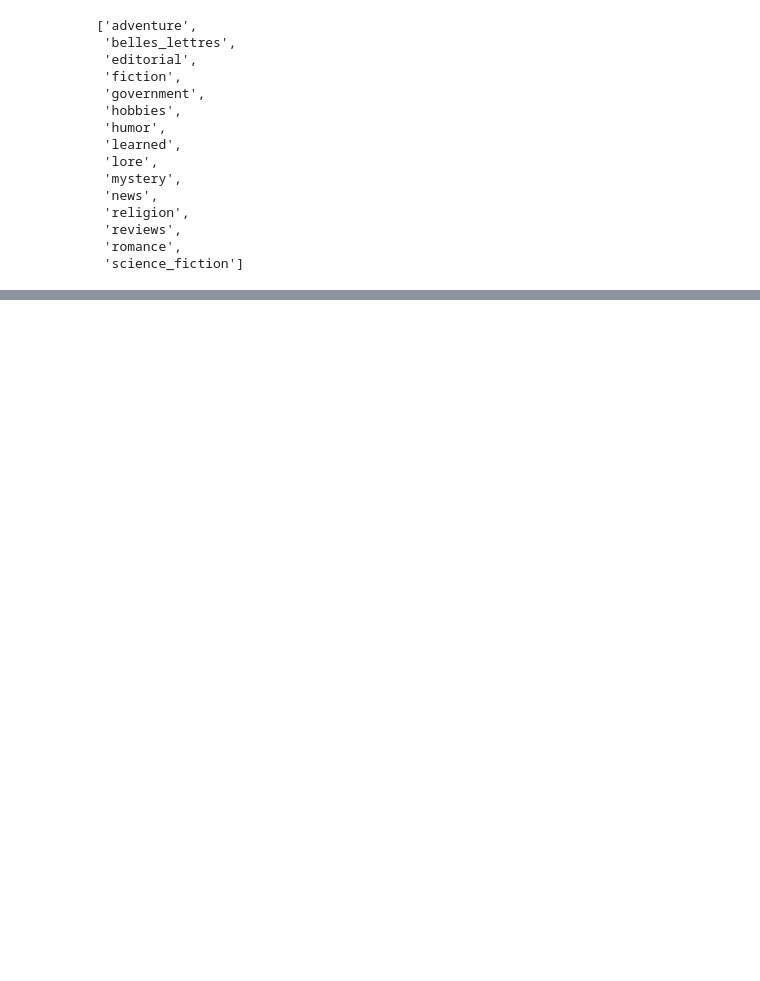
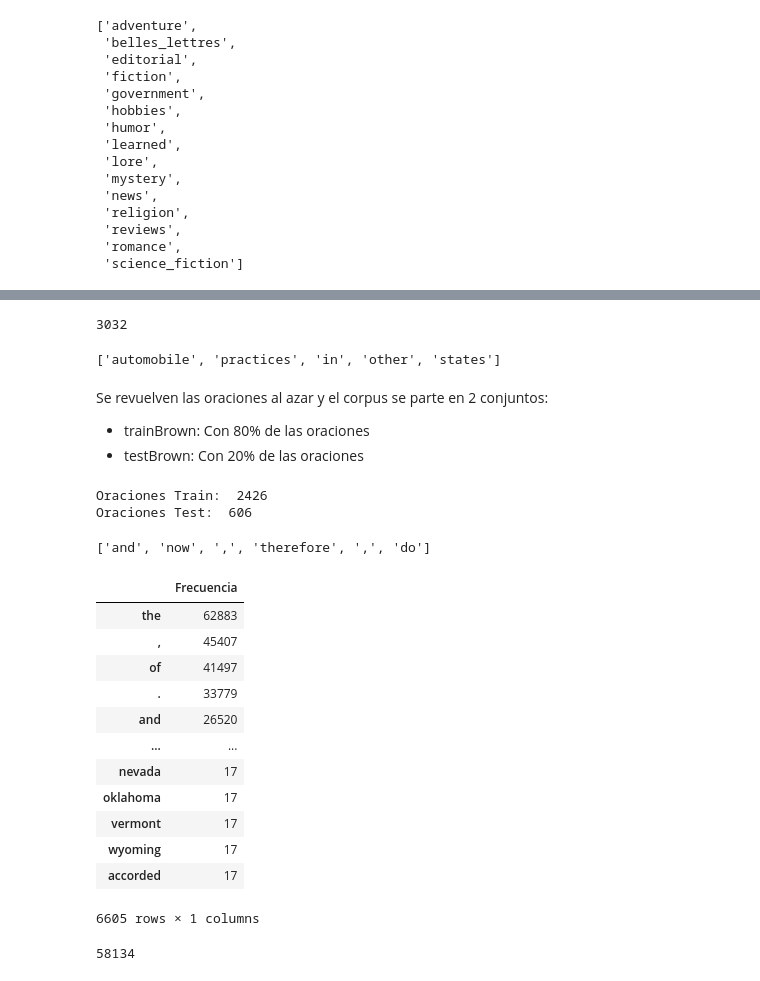
Before and after one commit to johedan20012/Mineria-de-texto, a Jupyter notebook: Zipf_Ngramas/Wiki_Zipf.ipynb, the cells around one changed output, grey strips where cells are left out. Saved outputs shown, nothing was run; the diff lists cells and outputs as text; code cells hidden in the pictures; blank space fills up the shorter version.

```diff
--- a/Zipf_Ngramas/Wiki_Zipf.ipynb
+++ b/Zipf_Ngramas/Wiki_Zipf.ipynb
@@ -709,14 +858,0 @@ vocabularioEsq2
-# %%
-corpusEsquema2 = []
-conteoEsquema2 = {"<UNK>": 0,"<\s>":numOraciones}
-for oracion in docsTrain:
-  oracionEsquema2 = []
-  for palabra in oracion.split():
-    if palabra in vocabularioEsq2.index:
-      oracionEsquema2.append(palabra)
-      conteoEsquema2[palabra] = conteoEsquema2.setdefault(palabra,0)+1
-    else:
-      oracionEsquema2.append("<UNK>")
-      conteoEsquema2["<UNK>"]+=1
-  corpusEsquema2.append(oracionEsquema2)
-corpusEsquema2[0][0:10]
@@ -1068,0 +881,61 @@ len(corpusBrown)
+# %%
+corpusBrownGobiernoSucio = list(brown.sents(categories="government"))
+corpusBrownGobierno = []
+
+for oracionBrown in corpusBrownGobiernoSucio:
+  oracionLimpia = []
+  for palabra in oracionBrown:
+    oracionLimpia.append(palabra.lower())
+    if palabra == "<UNK>":
+      print(palabra)
+  corpusBrownGobierno.append(oracionLimpia)
+
+
+len(corpusBrownGobierno)
+# %% [output]
+3032
+# %%
+corpusBrownGobierno[0][:5]
+# %% [output]
+['automobile', 'practices', 'in', 'other', 'states']
+# %% [markdown]
+Se revuelven las oraciones al azar y el corpus se parte en 2 conjuntos:
+
+*   trainBrown: Con 80% de las oraciones
+*   testBrown: Con 20% de las oraciones
+# %%
+shuffle(corpusBrownGobierno)
+particion = round(len(corpusBrownGobierno)*0.8)
+
+trainBrown = corpusBrownGobierno[:particion]
+testBrown = corpusBrownGobierno[particion:]
+print("Oraciones Train: ",len(trainBrown),"\nOraciones Test: ",len(testBrown))
+# %% [output]
+Oraciones Train:  2426
+Oraciones Test:  606
+# %%
+trainBrown[1][:6]
+# %% [output]
+['and', 'now', ',', 'therefore', ',', 'do']
+# %%
+vocabularioBrown = ObtenerVocabulario(trainBrown)
+vocabularioBrown
+# %% [output]
+|  | Frecuencia |
+| the | 62883 |
+| , | 45407 |
+| of | 41497 |
+| . | 33779 |
+| and | 26520 |
+| ... | ... |
+| nevada | 17 |
+| oklahoma | 17 |
+| vermont | 17 |
+| wyoming | 17 |
+| accorded | 17 |
+6605 rows × 1 columns
+# %%
+numTokensBrown = CalcularNumTokens(trainBrown)
+numTokensBrown
+# %% [output]
+58134
```
Also changed, not shown: parts of 113 cells of this notebook.
